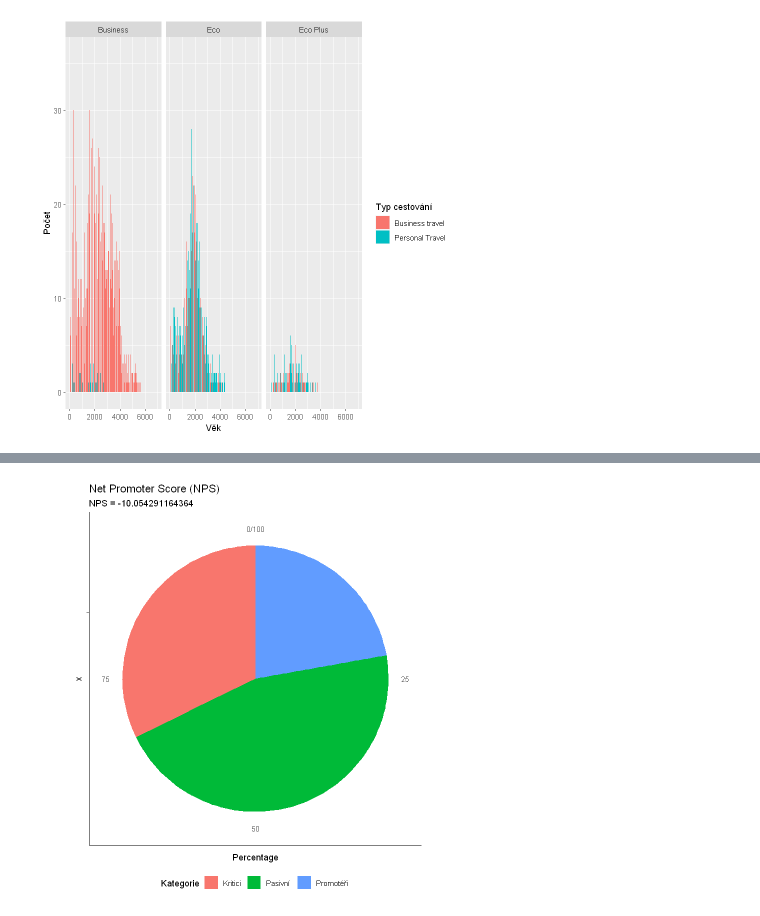
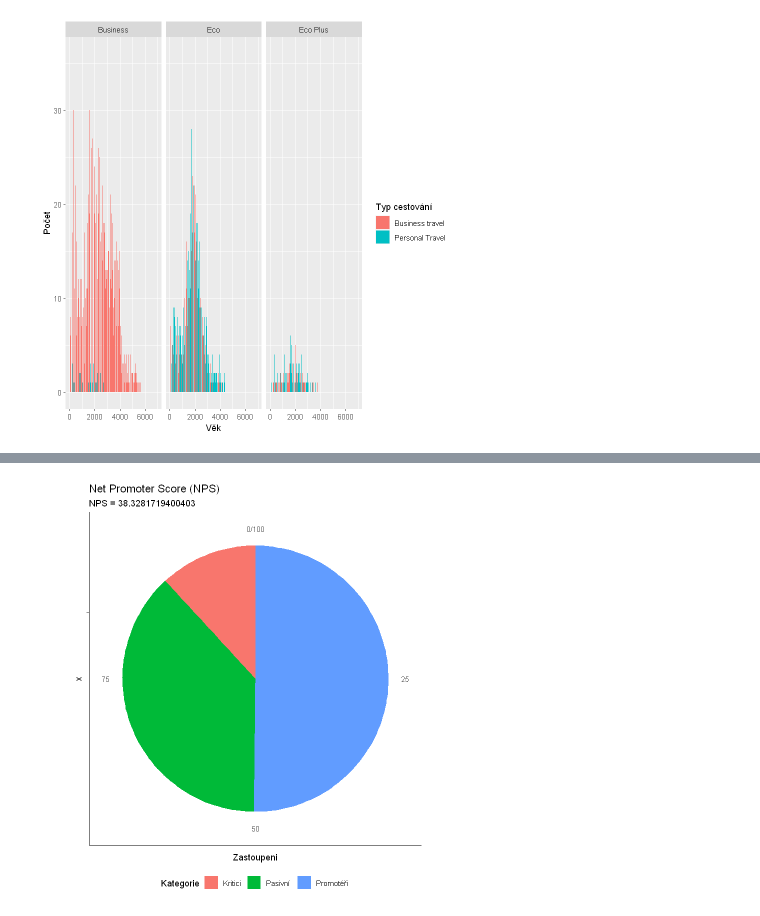
Before and after one commit to krekr7/projekt, a Jupyter notebook: Letecké_služby.ipynb, the cells around one changed output, grey strips where cells are left out. Drawn from its saved outputs; the diff is of its cells as text; code cells hidden in the pictures.

```diff
--- a/Letecké_služby.ipynb
+++ b/Letecké_služby.ipynb
@@ -355,26 +485,26 @@ table(f$wifi_na_palube)
 # %%
-o <- f$wifi_na_palube
+o <- as.numeric(f$online_nastup)
 
 # Výpočet procenta promotérů, pasivních a kritiků
 promoters <- sum(o >= 5) / length(o) * 100
 passives <- sum(o >= 3 & o <= 4) / length(o) * 100
 detractors <- sum(o <= 2) / length(o) * 100
 
 # Výpočet Net Promoter Score (NPS)
 nps <- promoters - detractors
 
 # Vytvoření datového rámce pro graf
 nps_data <- data.frame(Category = c("Promotéři", "Pasivní", "Kritici"),
-                       Percentage = c(promoters, passives, detractors))
+                       Zastoupeni = c(promoters, passives, detractors))
 
 # Vykreslení grafu pomocí ggplot2
-ggplot(nps_data, aes(x = "", y = Percentage, fill = Category)) +
+ggplot(nps_data, aes(x = "", y = Zastoupeni, fill = Category)) +
   geom_bar(stat = "identity", width = 1) +
   coord_polar(theta = "y") +
   theme_classic() +
   theme(legend.position = "bottom") +
   labs(title = "Net Promoter Score (NPS)",
        subtitle = paste0("NPS = ", nps),
        fill = "Kategorie")
 # %% [output]
-[figure, old version]
+[figure, new version]
```
Also changed, not shown: parts of 62 cells of this notebook.
